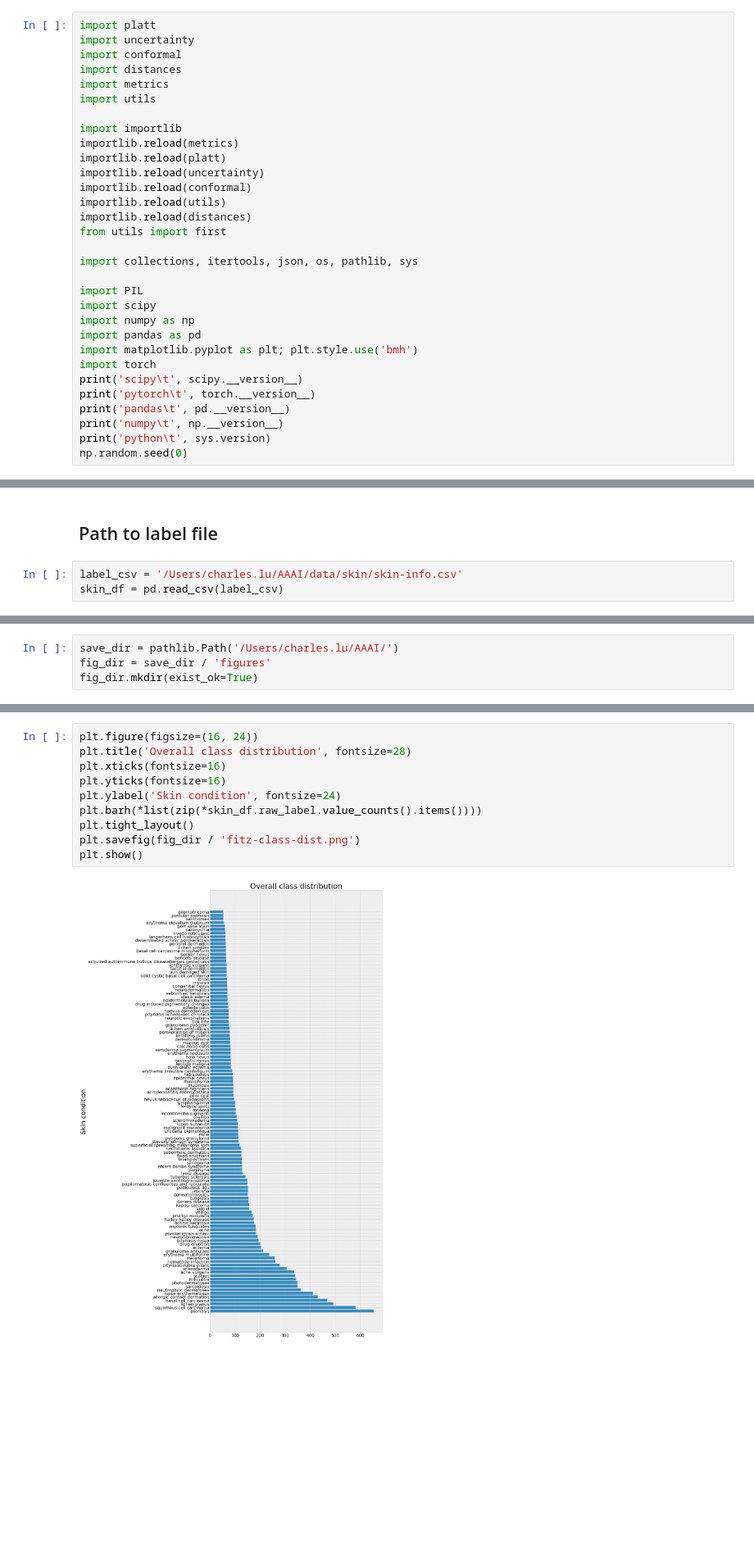
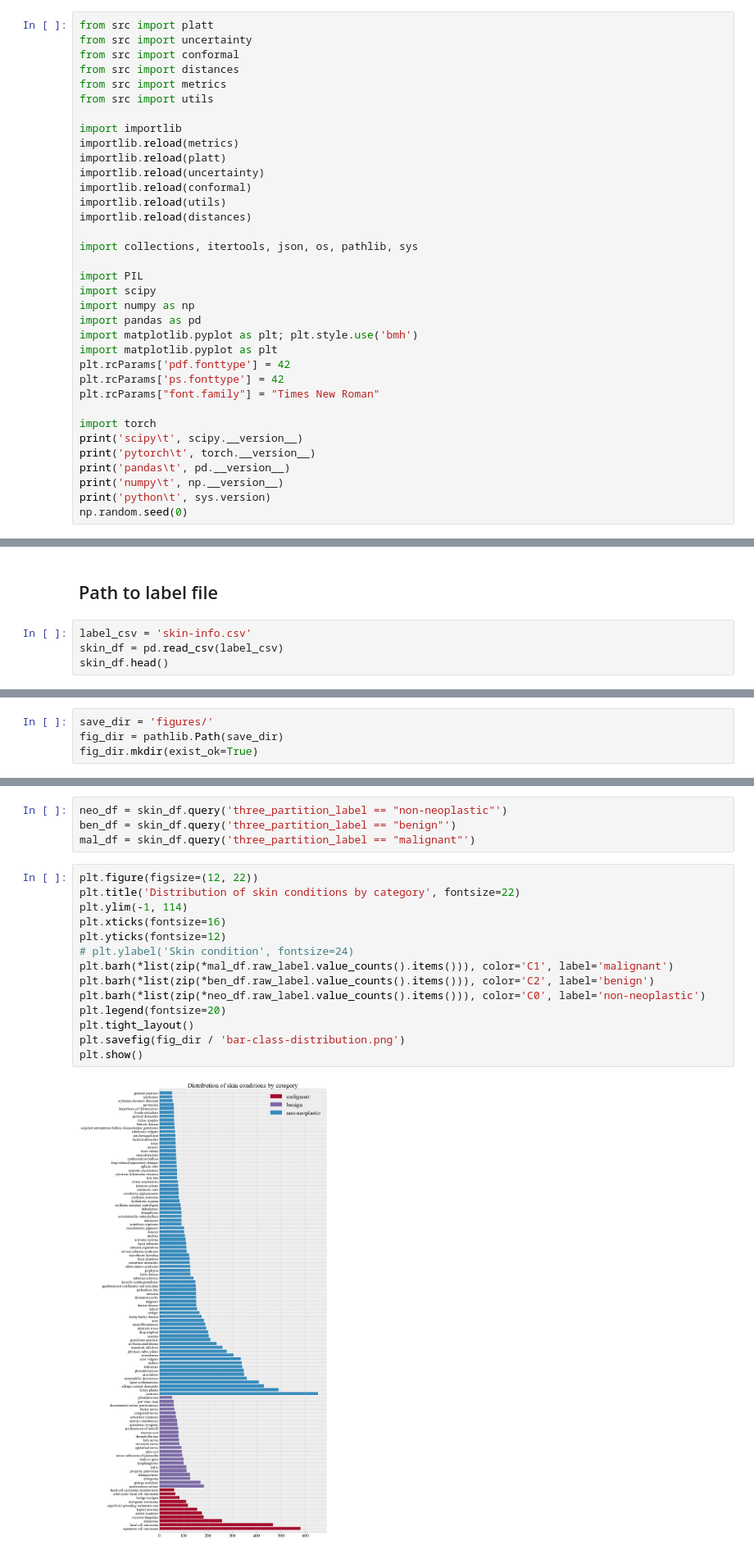
Before and after one commit to clu5/AAAI-22, a Jupyter notebook: fitz.ipynb, the cells around one changed output, grey strips where cells are left out. Shown at 82% size. Saved outputs shown, nothing was run; the diff lists cells and outputs as text; blank space fills up the shorter version.

```diff
--- a/fitz.ipynb
+++ b/fitz.ipynb
@@ -11,10 +9,10 @@ pwd
 # %%
-import platt
-import uncertainty
-import conformal
-import distances
-import metrics
-import utils
+from src import platt
+from src import uncertainty
+from src import conformal
+from src import distances
+from src import metrics
+from src import utils
 
 import importlib
 importlib.reload(metrics)
@@ -23,7 +21,6 @@ importlib.reload(uncertainty)
 importlib.reload(conformal)
 importlib.reload(utils)
 importlib.reload(distances)
-from utils import first
 
 import collections, itertools, json, os, pathlib, sys
 
@@ -32,6 +29,11 @@ import scipy
 import numpy as np
 import pandas as pd
 import matplotlib.pyplot as plt; plt.style.use('bmh')
+import matplotlib.pyplot as plt
+plt.rcParams['pdf.fonttype'] = 42
+plt.rcParams['ps.fonttype'] = 42
+plt.rcParams["font.family"] = "Times New Roman"
+
 import torch
 print('scipy\t', scipy.__version__)
 print('pytorch\t', torch.__version__)
@@ -49,5 +51,6 @@ python   3.9.9 (main, Jan 13 2022, 10:56:10)
 # %% [markdown]
 ## Path to label file
 # %%
-label_csv = '/Users/charles.lu/AAAI/data/skin/skin-info.csv'
+label_csv = 'skin-info.csv'
 skin_df = pd.read_csv(label_csv)
+skin_df.head()
@@ -56,4 +66,4 @@ skin_df = pd.read_csv(label_csv)
 # %%
-save_dir = pathlib.Path('/Users/charles.lu/AAAI/')
-fig_dir = save_dir / 'figures'
+save_dir = 'figures/'
+fig_dir = pathlib.Path(save_dir)
 fig_dir.mkdir(exist_ok=True)
@@ -62,12 +72,20 @@ fig_dir.mkdir(exist_ok=True)
+# %%
+neo_df = skin_df.query('three_partition_label == "non-neoplastic"')
+ben_df = skin_df.query('three_partition_label == "benign"')
+mal_df = skin_df.query('three_partition_label == "malignant"')
 # %%
-plt.figure(figsize=(16, 24))
-plt.title('Overall class distribution', fontsize=28)
+plt.figure(figsize=(12, 22))
+plt.title('Distribution of skin conditions by category', fontsize=22)
+plt.ylim(-1, 114)
 plt.xticks(fontsize=16)
-plt.yticks(fontsize=16)
-plt.ylabel('Skin condition', fontsize=24)
-plt.barh(*list(zip(*skin_df.raw_label.value_counts().items())))
+plt.yticks(fontsize=12)
+# plt.ylabel('Skin condition', fontsize=24)
+plt.barh(*list(zip(*mal_df.raw_label.value_counts().items())), color='C1', label='malignant')
+plt.barh(*list(zip(*ben_df.raw_label.value_counts().items())), color='C2', label='benign')
+plt.barh(*list(zip(*neo_df.raw_label.value_counts().items())), color='C0', label='non-neoplastic')
+plt.legend(fontsize=20)
 plt.tight_layout()
-plt.savefig(fig_dir / 'fitz-class-dist.png')
+plt.savefig(fig_dir / 'bar-class-distribution.png')
 plt.show()
 # %% [output]
-[figure, old version]
+[figure, new version]
```
Also changed, not shown: parts of 78 cells of this notebook, 2 other files.
